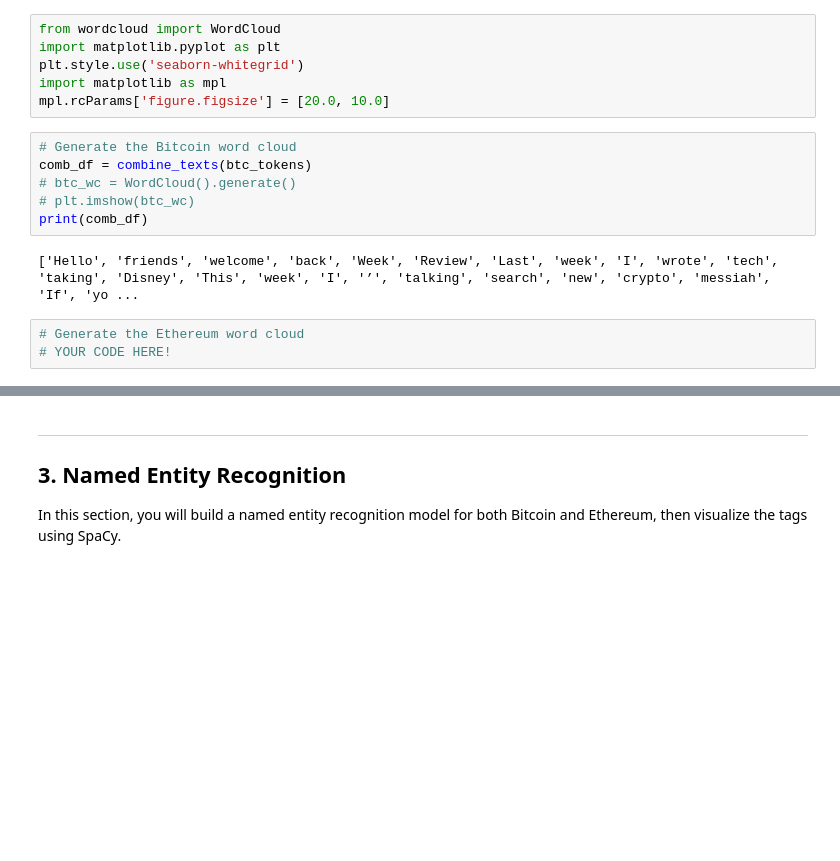
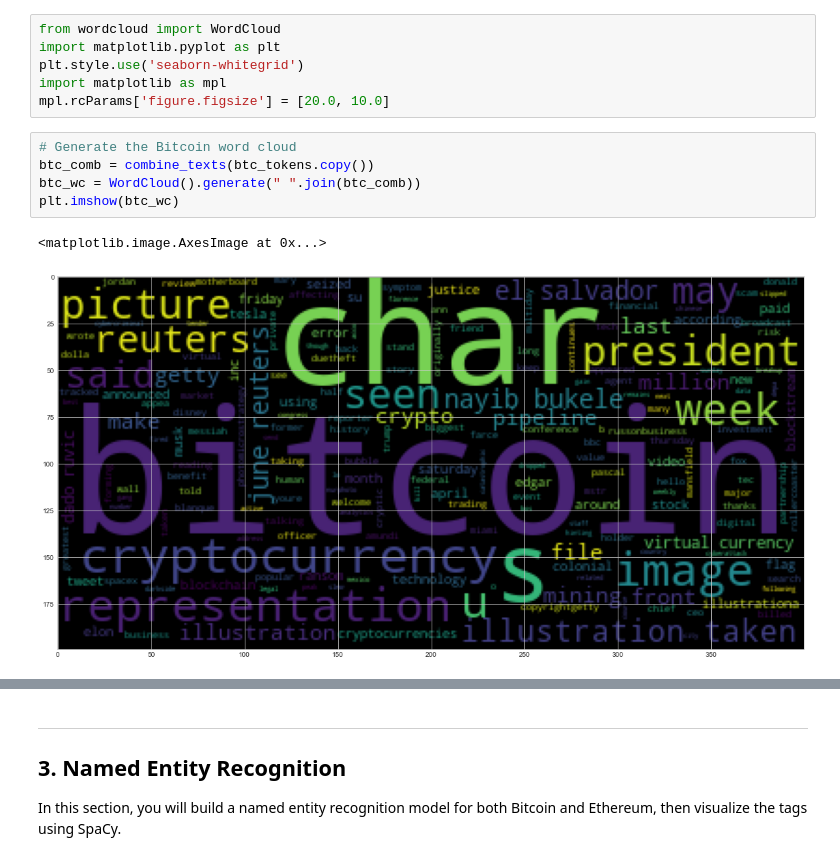
Before and after one commit to BaldHeads/NLP_HW, a Jupyter notebook: crypto_sentiment.ipynb, the cells around one changed output, grey strips where cells are left out. Drawn from its saved outputs; the diff is of its cells as text; blank space fills up the shorter version.

```diff
--- a/crypto_sentiment.ipynb
+++ b/crypto_sentiment.ipynb
@@ -298,12 +288,9 @@ import matplotlib as mpl
 mpl.rcParams['figure.figsize'] = [20.0, 10.0]
 # %%
 # Generate the Bitcoin word cloud
-comb_df = combine_texts(btc_tokens)
-# btc_wc = WordCloud().generate()
-# plt.imshow(btc_wc)
-print(comb_df)
+btc_comb = combine_texts(btc_tokens.copy())
+btc_wc = WordCloud().generate(" ".join(btc_comb))
+plt.imshow(btc_wc)
 # %% [output]
-['Hello', 'friends', 'welcome', 'back', 'Week', 'Review', 'Last', 'week', 'I', 'wrote', 'tech', 'taking', 'Disney', 'This', 'week', 'I', '’', 'talking', 'search', 'new', 'crypto', 'messiah', 'If', 'yo ...
+<matplotlib.image.AxesImage at 0x...>
+[figure, added]
-# %%
-# Generate the Ethereum word cloud
-# YOUR CODE HERE!
```
Also changed, not shown: parts of 20 cells of this notebook.
